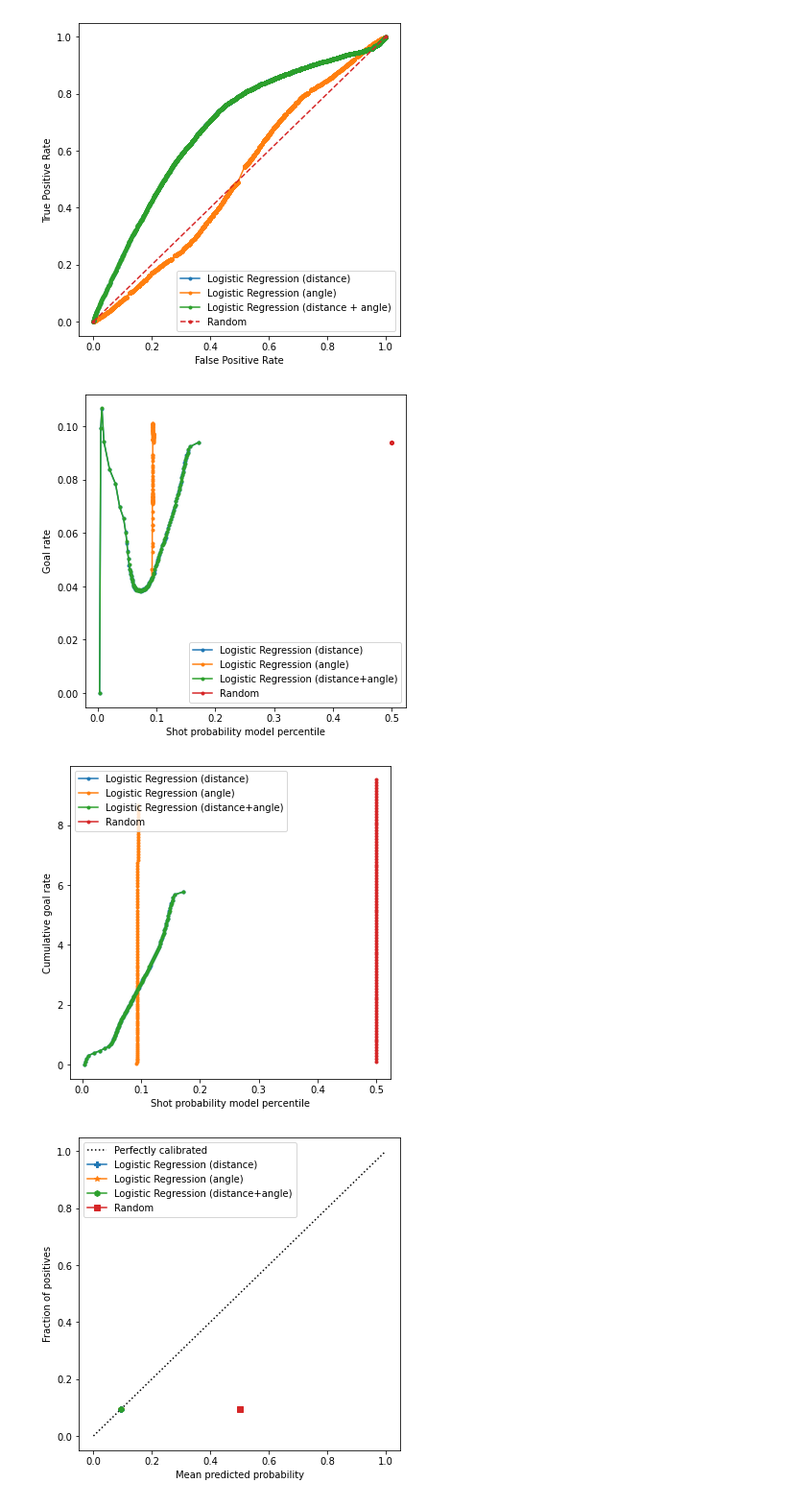
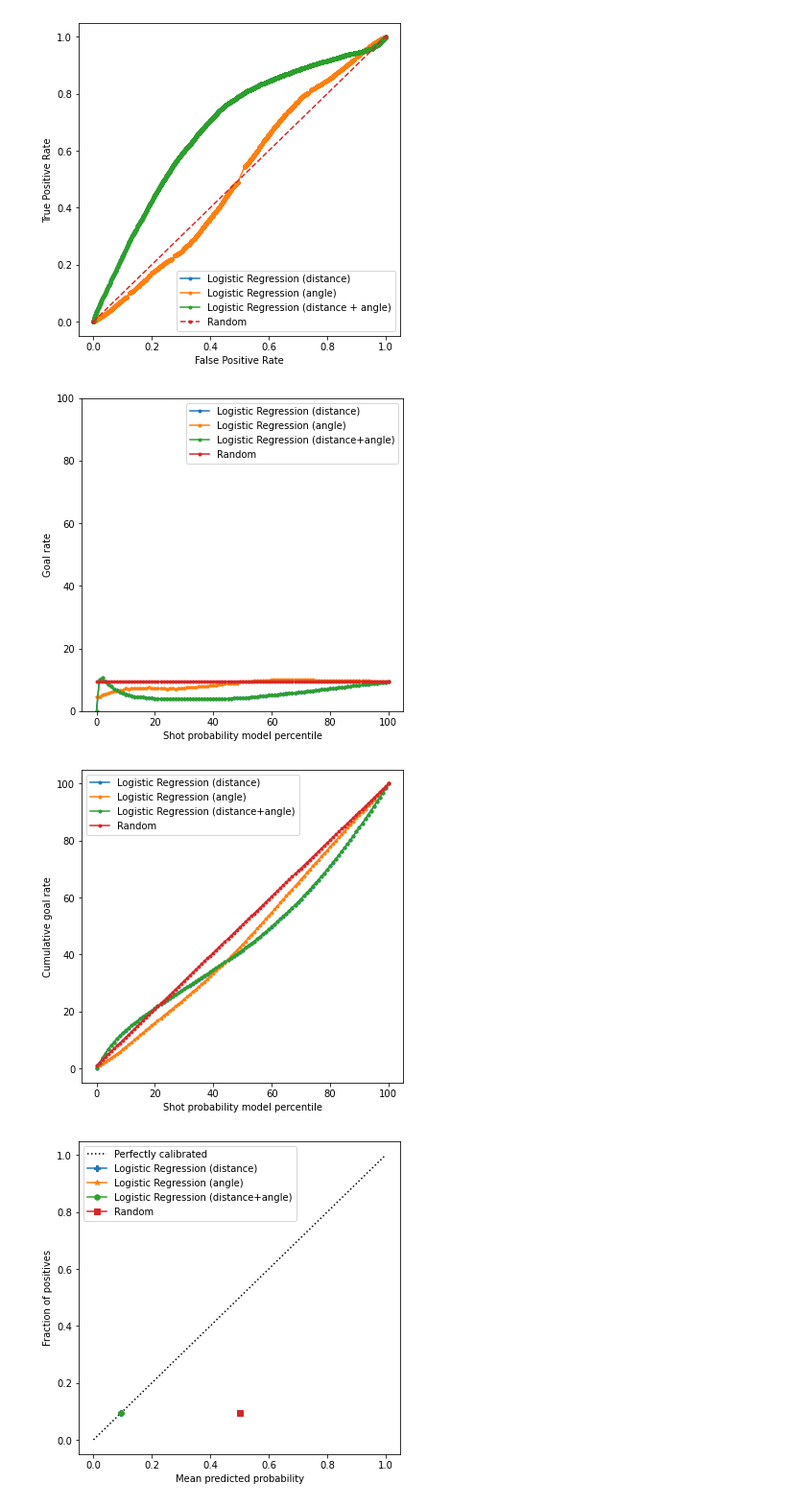
Before and after one commit to sorinmuchi/IFT6758, a Jupyter notebook: notebooks/3-BaselineModels.ipynb, the cells around one changed output. Shown at 96% size. Saved outputs shown, nothing was run; the diff lists cells and outputs as text; code cells hidden in the pictures.

Commit message:
fix plots

```diff
--- a/notebooks/3-BaselineModels.ipynb
+++ b/notebooks/3-BaselineModels.ipynb
@@ -204,36 +204,37 @@ def compute_goal_rate_per_percentile(probs, y):
         for idx, p in enumerate(probs):
             if p<=percentile:
                 if y[idx]==1:
                     goals+=1
                 else:
                     no_goals+=1
         rate = goals / (goals + no_goals)
-        percentiles.append(percentile)
-        rates.append(rate)
+        percentiles.append(i)
+        rates.append(rate*100)
     return percentiles, rates
 
 
 percentiles1, rates1 = compute_goal_rate_per_percentile(lr_probs1, y_val)
 percentiles2, rates2 = compute_goal_rate_per_percentile(lr_probs2, y_val)
 percentiles3, rates3 = compute_goal_rate_per_percentile(lr_probs3, y_val)
 percentiles4, rates4 = compute_goal_rate_per_percentile(random_probs, y_val)
 
 plt.figure(figsize=(6, 6))
 
 plt.plot(percentiles1, rates1, marker='.', label='Logistic Regression (distance)')
 plt.plot(percentiles2, rates2, marker='.', label='Logistic Regression (angle)')
 plt.plot(percentiles3, rates3, marker='.', label='Logistic Regression (distance+angle)')
 plt.plot(percentiles4, rates4, marker='.', label='Random')
 
 plt.xlabel('Shot probability model percentile')
 plt.ylabel('Goal rate')
 plt.legend()
+plt.ylim([0, 100])
 
 plt.savefig('../figures/3-goal_rate_percentile_1.png')
 
 plt.show()
 # %% [output]
-[figure, old version]
+[figure, new version]
 # %%
 ### cumulative portion of goals = F(shot probability model percentile) ###
 
@@ -253,9 +254,9 @@ def compute_cumulative_goal_rate_per_percentile(probs, y):
                 else:
                     no_goals+=1
         cum_rate += goals / (goals + no_goals)
-        percentiles.append(percentile)
+        percentiles.append(i)
         rates.append(cum_rate)
-    return percentiles, rates
+    return percentiles, [r/max(rates)*100 for r in rates]
 
 
 percentiles1, rates1 = compute_cumulative_goal_rate_per_percentile(lr_probs1, y_val)
@@ -278,7 +279,7 @@ plt.savefig('../figures/3-goal_rate_percentile_2.png')
 
 plt.show()
 # %% [output]
-[figure, old version]
+[figure, new version]
 # %%
 fig, ax = plt.subplots(figsize=(6, 6))
 
```
Also changed, not shown: parts of 10 cells of this notebook, 2 other files.
